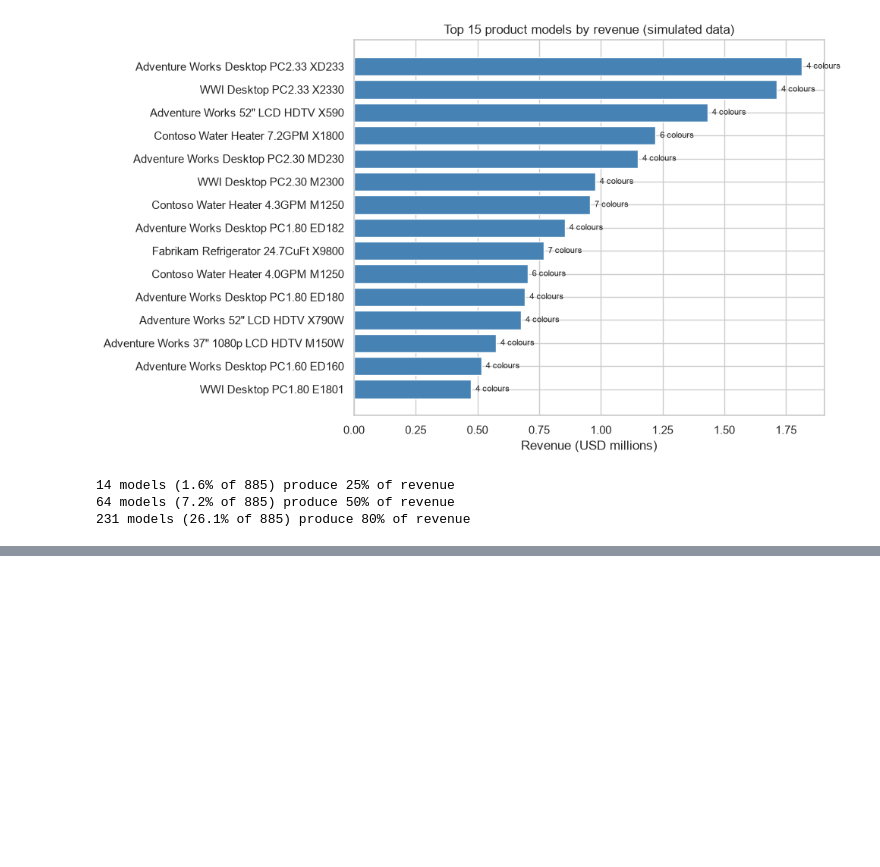
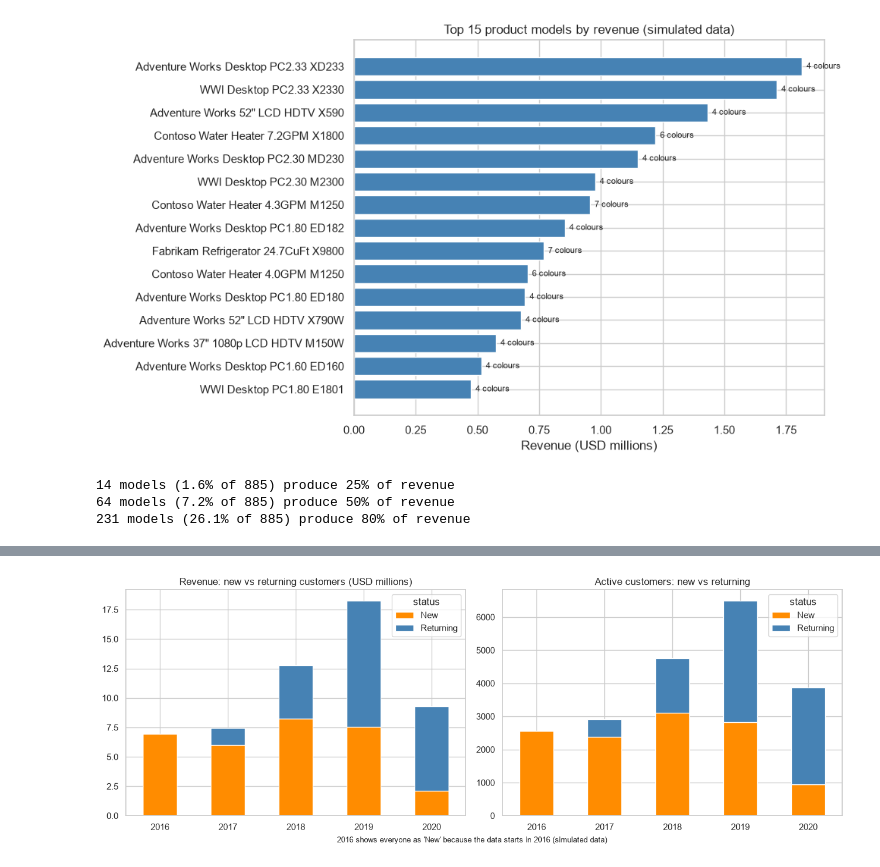
Before and after one commit to Mohsintahseen/sales-intelligence-system, a Jupyter notebook: notebooks/01_eda_overview.ipynb, the cells around one changed output, grey strips where cells are left out. Cells and saved outputs as stored; diff of their text form; code cells hidden in the pictures; blank space fills up the shorter version.

Commit message:
Phase 4: new vs returning customers and retention analysis

```diff
--- a/notebooks/01_eda_overview.ipynb
+++ b/notebooks/01_eda_overview.ipynb
@@ -198,0 +216,19 @@ for target in (25, 50, 80):
+# %%
+summary = (
+    cust_year.groupby(["year", "status"])
+      .agg(active_customers=("customer_key", "nunique"),
+           revenue=("revenue", "sum"),
+           orders=("orders", "sum"))
+      .reset_index()
+)
+summary["rev_per_customer"] = summary["revenue"] / summary["active_customers"]
+summary["orders_per_customer"] = summary["orders"] / summary["active_customers"]
+summary = summary[summary["year"] <= 2020]        # 2021 is partial
+
+print(summary.round(1).to_string(index=False))
+print()
+print("Revenue by year (must match earlier totals):")
+print(summary.groupby("year")["revenue"].sum().round(0))
+print()
+print("New customers by year (must match K1 cohorts):")
+print(summary[summary["status"] == "New"].set_index("year")["active_customers"])
@@ -198,0 +253,19 @@ for target in (25, 50, 80):
+# %%
+rev = summary.pivot(index="year", columns="status", values="revenue") / 1e6
+cust = summary.pivot(index="year", columns="status", values="active_customers")
+
+fig, axes = plt.subplots(1, 2, figsize=(13, 5))
+rev[["New", "Returning"]].plot(kind="bar", stacked=True, ax=axes[0], rot=0,
+                               color=["darkorange", "steelblue"])
+axes[0].set_title("Revenue: new vs returning customers (USD millions)")
+axes[0].set_xlabel("")
+cust[["New", "Returning"]].plot(kind="bar", stacked=True, ax=axes[1], rot=0,
+                                color=["darkorange", "steelblue"])
+axes[1].set_title("Active customers: new vs returning")
+axes[1].set_xlabel("")
+plt.suptitle("2016 shows everyone as 'New' because the data starts in 2016 (simulated data)", y=0.02, fontsize=9)
+plt.tight_layout()
+plt.savefig("../reports/figures/new_vs_returning.png", dpi=150, bbox_inches="tight")
+plt.show()
+# %% [output]
+[figure, added]
```
Also changed, not shown: parts of 3 cells of this notebook, 1 other file.
